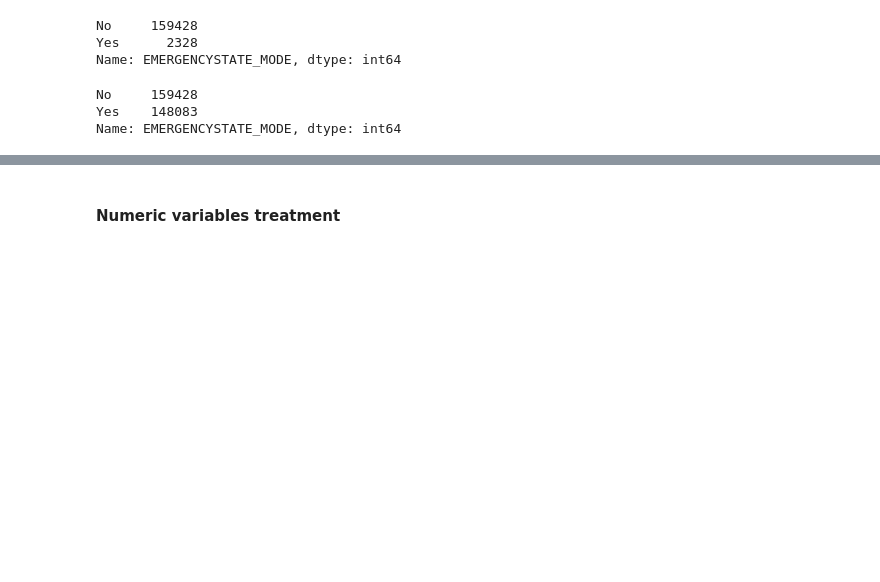
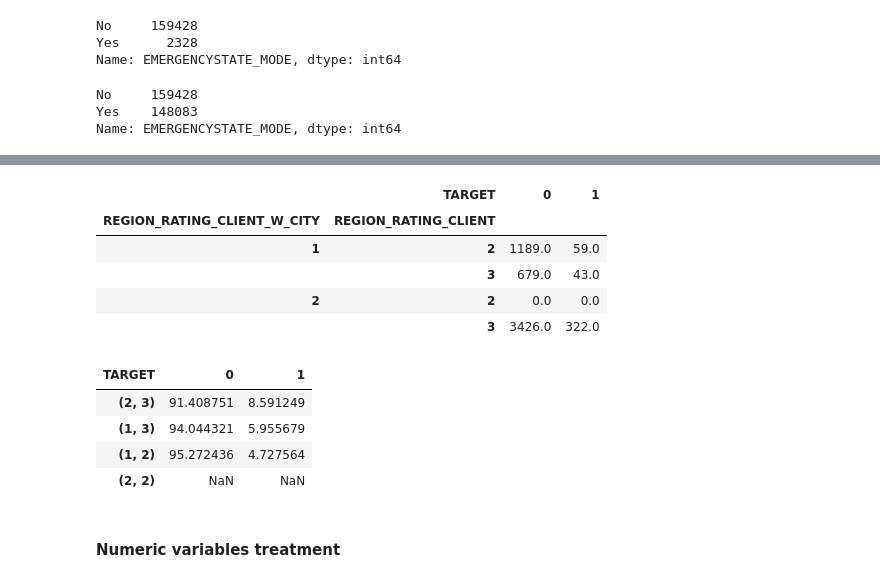
Before and after one commit to VeronikaBerezhnaia/OC_P7_credit_scoring, a Jupyter notebook: Implementez_modele_scoring.ipynb, the cells around one changed output, grey strips where cells are left out. Saved outputs shown, nothing was run; the diff lists cells and outputs as text; code cells hidden in the pictures; blank space fills up the shorter version.

```diff
--- a/Implementez_modele_scoring.ipynb
+++ b/Implementez_modele_scoring.ipynb
@@ -825,6 +834,6 @@ def find_most_risky(mycol, show=True):
 # %%
 # how many NaNs, percentage
-for col in catcol:
+for col in selectcol:
     print(col, application_train[col].isna().sum() / application_train.shape[0] * 100)
 # %% [output]
 NAME_CONTRACT_TYPE 0.0
@@ -939,0 +1071,6 @@ Name: EMERGENCYSTATE_MODE, dtype: int64
+# %%
+selectcol = application_train.select_dtypes(include='int')
+
+selectcol_fill_targ = selectcol.fillna('unknown')
+selectcol_fill_targ['SK_ID_CURR'] = application_train['SK_ID_CURR']
+selectcol_fill_targ['TARGET'] = application_train['TARGET']
@@ -939,0 +1165,17 @@ Name: EMERGENCYSTATE_MODE, dtype: int64
+# %%
+test_df = selectcol[selectcol.REGION_RATING_CLIENT > selectcol.REGION_RATING_CLIENT_W_CITY]
+
+# find_most_risky('REGION_RATING_CLIENT', my_df=test_df)
+# find_most_risky('REGION_RATING_CLIENT_W_CITY', my_df=test_df)
+
+test = test_df.groupby(['TARGET',
+                 'REGION_RATING_CLIENT',
+                 'REGION_RATING_CLIENT_W_CITY'])['SK_ID_CURR'].agg('count').unstack().unstack().fillna(0)
+test_t = test.transpose()
+display(test_t)
+
+test1 = pd.DataFrame() # which proportion of every value has failed the credit
+for col in test: # how high chances are that a given person with a given value will fail the credit
+    test1[col] = test[col] / test[col].sum() * 100
+    test2 = test1.transpose().sort_values(1, ascending=False)
+display(test2)
@@ -939,0 +1195,24 @@ Name: EMERGENCYSTATE_MODE, dtype: int64
+# %%
+test = test_df.groupby(['TARGET',
+                 'REGION_RATING_CLIENT',
+                 'REGION_RATING_CLIENT_W_CITY'])['SK_ID_CURR'].agg('count').unstack().unstack().fillna(0)
+test_t = test.transpose()
+display(test_t)
+
+test1 = pd.DataFrame() # which proportion of every value has failed the credit
+for col in test: # how high chances are that a given person with a given value will fail the credit
+    test1[col] = test[col] / test[col].sum() * 100
+    test2 = test1.transpose().sort_values(1, ascending=False)
+display(test2)
+# %% [output]
+|  | TARGET | 0 | 1 |
+| REGION_RATING_CLIENT_W_CITY | REGION_RATING_CLIENT |  |  |
+| 1 | 2 | 1189.0 | 59.0 |
+|  | 3 | 679.0 | 43.0 |
+| 2 | 2 | 0.0 | 0.0 |
+|  | 3 | 3426.0 | 322.0 |
+| TARGET | 0 | 1 |
+| (2, 3) | 91.408751 | 8.591249 |
+| (1, 3) | 94.044321 | 5.955679 |
+| (1, 2) | 95.272436 | 4.727564 |
+| (2, 2) | NaN | NaN |
```
Also changed, not shown: parts of 29 cells of this notebook.
